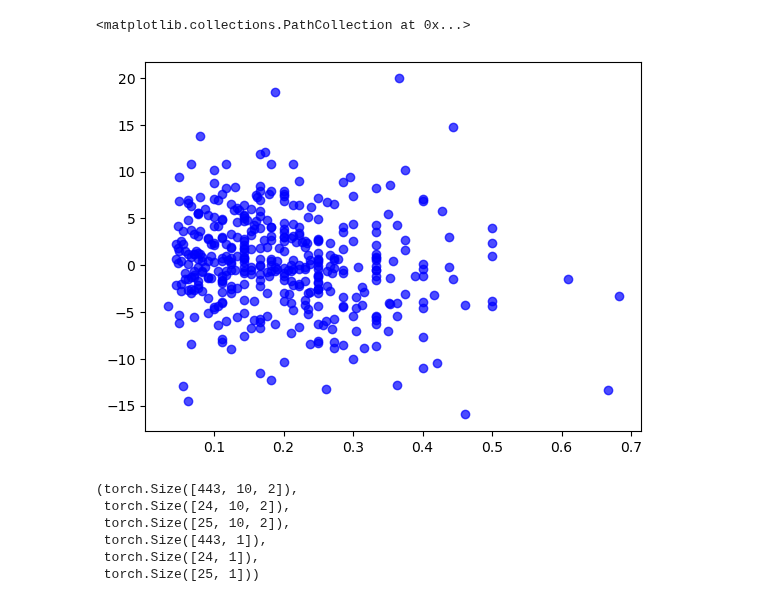
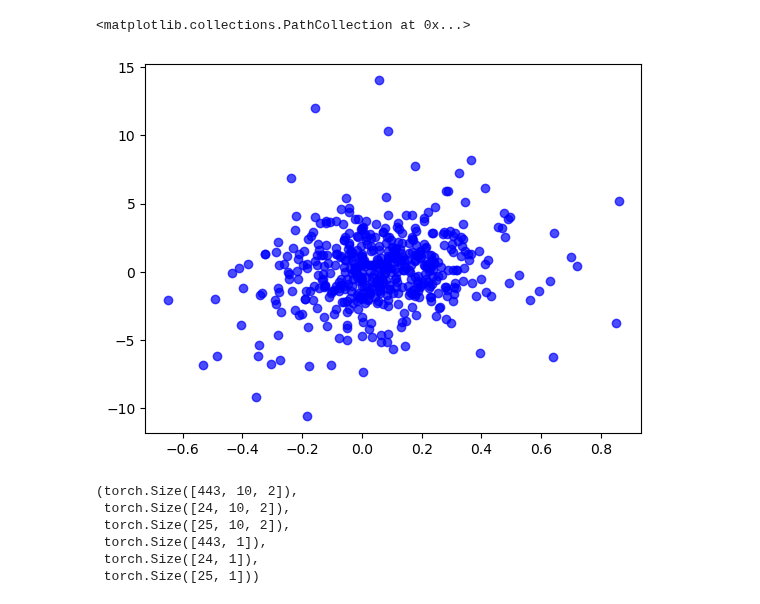
Before and after one commit to AlexWFreeman/Big-Data-Analytics, a Jupyter notebook: model/analysis3.ipynb, the cells around one changed output. Saved outputs shown, nothing was run; the diff lists cells and outputs as text; code cells hidden in the pictures.

```diff
--- a/model/analysis3.ipynb
+++ b/model/analysis3.ipynb
@@ -38,8 +38,8 @@ def prepare_data(ticker):
     relation_gp = news_comb.groupby('trade_date').agg({
         'prv_close': 'first', 'delta': 'first', 'close': 'first', 'open': 'first', 'high': 'first', 'low': 'first',
         'sentiment': [sentiment_transform(['positive']), sentiment_transform(['negative'])],
-        'pos_score': 'mean', 'neg_score': 'mean', 'pos_mean': 'mean', 'neg_mean': 'mean'
+        'sentiment_score': 'mean', 'pos_score': 'mean', 'neg_score': 'mean', 'pos_mean': 'mean', 'neg_mean': 'mean'
     }).fillna(0.0).reset_index()
     relation_gp.columns = ['trade_date', 'prv_close', 'delta', 'close', 'open', 'high', 'low', 'positive', 'negative',
-                           'pos_score', 'neg_score', 'pos_mean', 'neg_mean']
+                           'all_score', 'pos_score', 'neg_score', 'pos_mean', 'neg_mean']
     return relation_gp
@@ -51,0 +46,3 @@ len(relation_gp_t), len(relation_gp)
+# %%
+relation_gp = prepare_data(ticker='AAPL')
+relation_gp['all_score'].describe()
@@ -91,10 +104,10 @@ test_relevance(['pos_score', 'neg_score'])
 # %%
 import matplotlib.pyplot as plt
 
-plt.scatter(relation_gp_t['negative'], relation_gp_t['delta'], color='blue', alpha=0.7)
+plt.scatter(relation_gp['all_score'], relation_gp['delta'], color='blue', alpha=0.7)
 # %% [output]
 <matplotlib.collections.PathCollection at 0x...>
-[figure, old version]
+[figure, new version]
 # %%
 def preprocess(relation_gp, feat_cols):
     seq_length = 10
```
Also changed, not shown: parts of 14 cells of this notebook.
